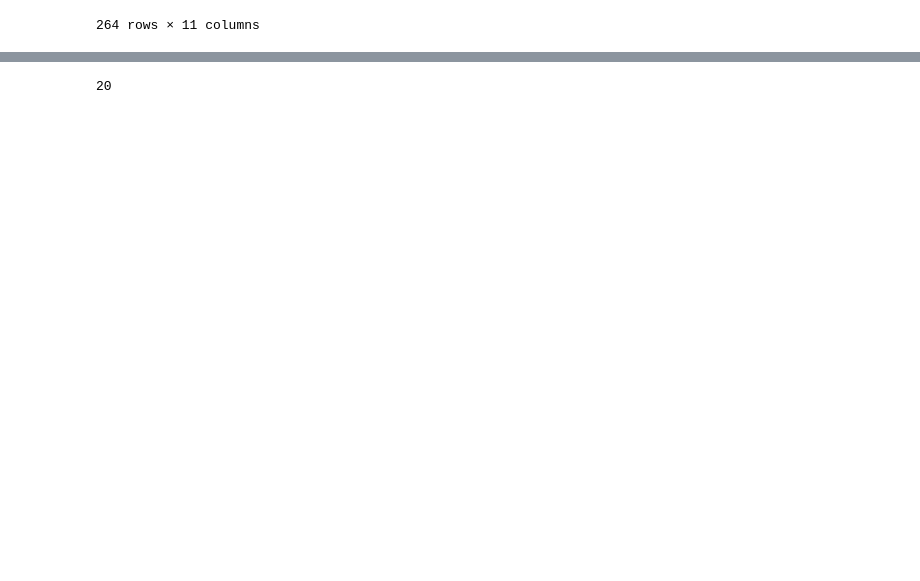
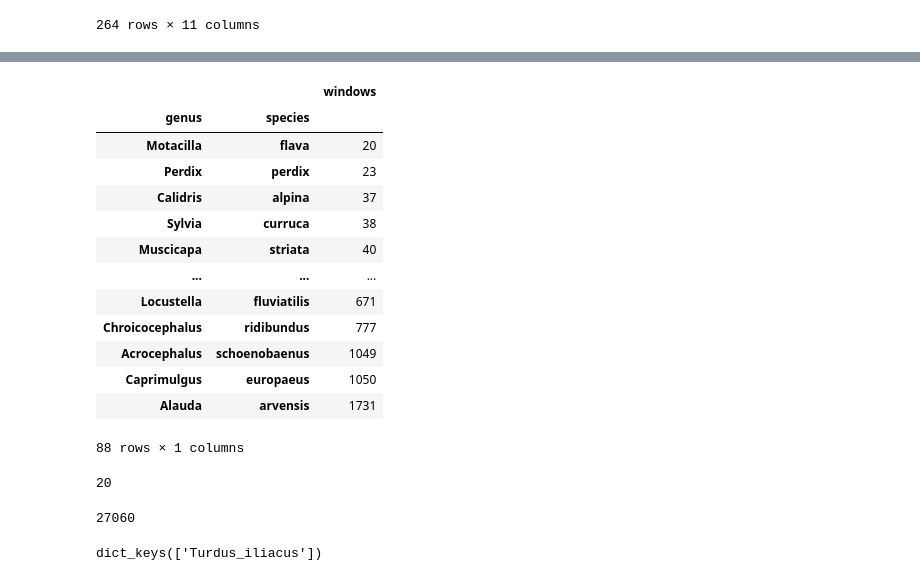
Before and after one commit to rjlopez2/ADS-_CAS_Bern_2020, a Jupyter notebook: Projects/M3/new_project/feature_extraction.ipynb, the cells around one changed output, grey strips where cells are left out. Drawn from its saved outputs; the diff is of its cells as text; code cells hidden in the pictures; blank space fills up the shorter version.

```diff
--- a/Projects/M3/new_project/feature_extraction.ipynb
+++ b/Projects/M3/new_project/feature_extraction.ipynb
@@ -211,4 +228,22 @@ df.head()
 | 2 | 35068 | Acanthis | flammea | Common Redpoll | Sander Bot | Netherlands | 52.8176 | 6.4326 | call, song | ... |
 | 3 | 82715 | Acrocephalus | palustris | Marsh Warbler | Dougie Preston | United Kingdom | 60.3539 | -1.2689 | Song | ... |
 | 4 | 64685 | Acrocephalus | palustris | Marsh Warbler | Dougie Preston | United Kingdom | 60.3539 | -1.2689 | Song | ... |
+# %%
+#compute the sum of total windows for species
+df.groupby(["genus",'species'])['windows'].sum().to_frame().sort_values("windows")
+# %% [output]
+|  |  | windows |
+| genus | species |  |
+| Motacilla | flava | 20 |
+| Perdix | perdix | 23 |
+| Calidris | alpina | 37 |
+| Sylvia | curruca | 38 |
+| Muscicapa | striata | 40 |
+| ... | ... | ... |
+| Locustella | fluviatilis | 671 |
+| Chroicocephalus | ridibundus | 777 |
+| Acrocephalus | schoenobaenus | 1049 |
+| Caprimulgus | europaeus | 1050 |
+| Alauda | arvensis | 1731 |
+88 rows × 1 columns
 # %%
@@ -222,0 +269,4 @@ df.groupby('species')['windows'].sum().min()
+# %%
+windows["file_id"]
+# %% [output]
+27060
@@ -222,0 +291,4 @@ df.groupby('species')['windows'].sum().min()
+# %%
+{"Turdus_iliacus":windows["Turdus_iliacus"]}
+# %% [output]
+dict_keys(['Turdus_iliacus'])
```
Also changed, not shown: parts of 27 cells of this notebook.
